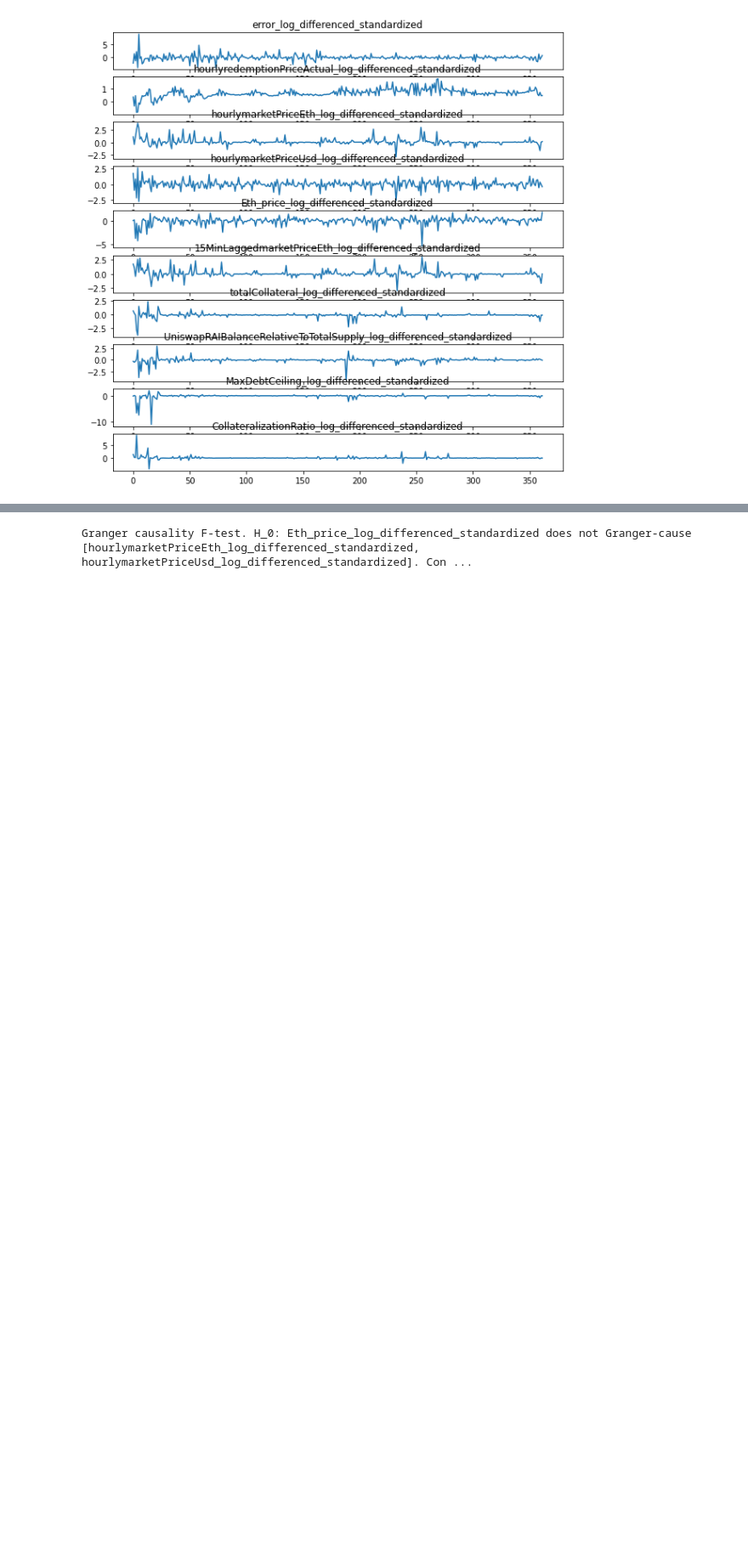
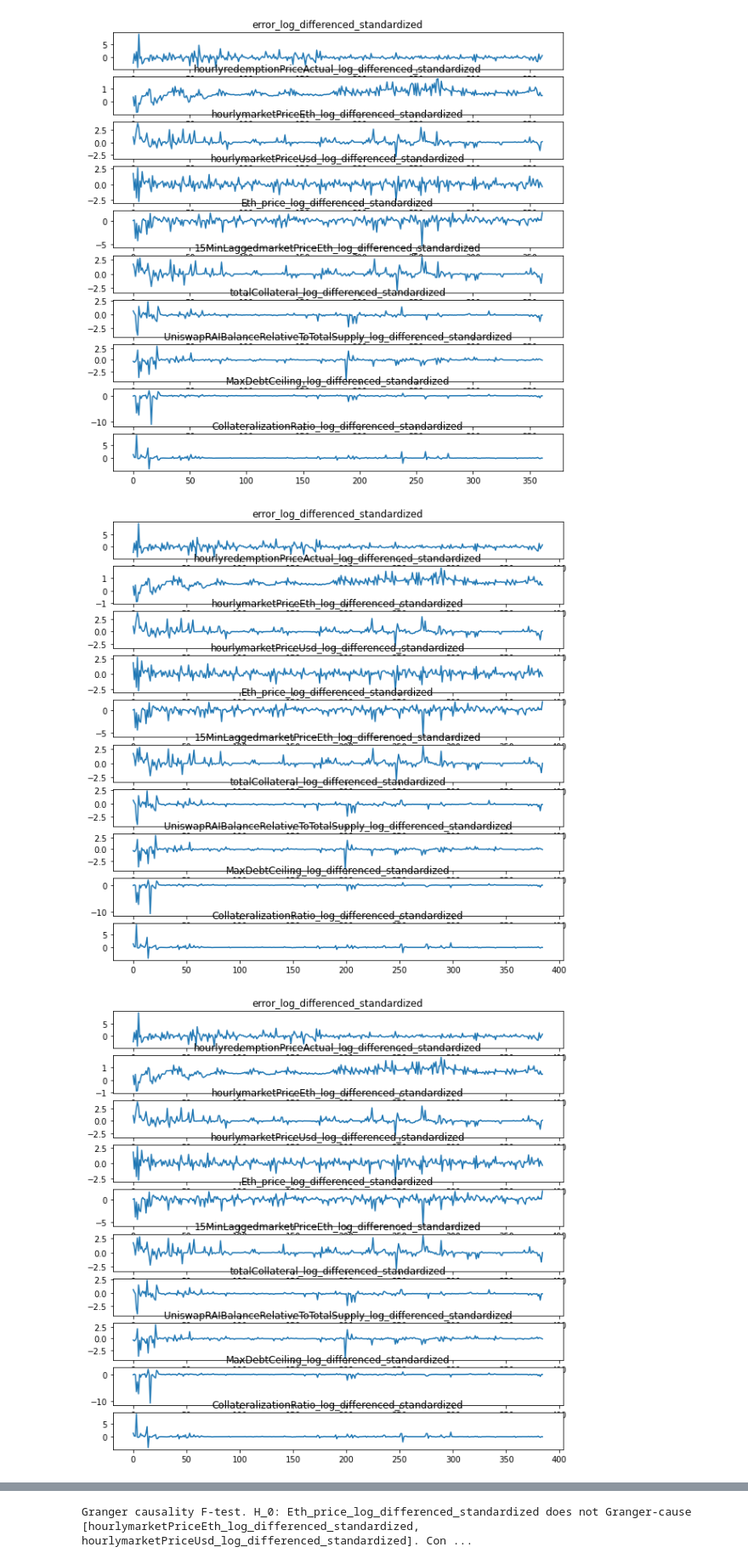
Before and after one commit to BlockScience/reflexer, a Jupyter notebook: notebooks/analysis/Rai_Price_Correlation_v2.ipynb, the cells around one changed output, grey strips where cells are left out. Shown at 85% size. Drawn from its saved outputs; the diff is of its cells as text; code cells hidden in the pictures; blank space fills up the shorter version.

```diff
--- a/notebooks/analysis/Rai_Price_Correlation_v2.ipynb
+++ b/notebooks/analysis/Rai_Price_Correlation_v2.ipynb
@@ -349,6 +402,15 @@ P = P[['error_log_differenced_standardized','hourlyredemptionPriceActual_log_dif
        'UniswapRAIBalanceRelativeToTotalSupply_log_differenced_standardized',
        'MaxDebtCeiling_log_differenced_standardized',
        'CollateralizationRatio_log_differenced_standardized']]
+
+
+P_interpolated = P_interpolated[['error_log_differenced_standardized','hourlyredemptionPriceActual_log_differenced_standardized',
+       'hourlymarketPriceEth_log_differenced_standardized','hourlymarketPriceUsd_log_differenced_standardized',
+       'Eth_price_log_differenced_standardized','15MinLaggedmarketPriceEth_log_differenced_standardized',
+       'totalCollateral_log_differenced_standardized',
+       'UniswapRAIBalanceRelativeToTotalSupply_log_differenced_standardized',
+       'MaxDebtCeiling_log_differenced_standardized',
+       'CollateralizationRatio_log_differenced_standardized']]
 # %%
 P.describe()
 # %% [output]
@@ -363,6 +425,7 @@ P.describe()
 | max | 8.789396e+00 | 1.796633e+00 | 8.994805e+00 | 6.659908e+00 | ... |
 # %%
 P.dropna(inplace=True)
+P_interpolated.dropna(inplace=True)
 # %% [markdown]
 As a final check prior to modeling, we will run the Augmented Dickey-Fuller test to ensure that our data is stationary (non-unit root - A unit root is a stochastic trend in a time series). The test's hypothesis are:
 
@@ -407,9 +484,11 @@ Based on the Augmented Dickey-Fuller, our preprocessing was successful and none
 # %%
 # instantiate the var model object from statsmodels
 model = VAR(P)
+model_interpolated = VAR(P_interpolated)
 # %%
 # calculate the best autocorrelation value
 results = model.fit(maxlags=15, ic='aic')
+results_interpolated = model_interpolated.fit(maxlags=15, ic='aic')
 # %%
 results.summary()
 # %% [output]
@@ -441,6 +540,11 @@ results.plot()
 # %% [output]
 [figure]
 [figure]
+# %%
+results_interpolated.plot()
+# %% [output]
+[figure, added]
+[figure, added]
 # %% [markdown]
 ## Granger causality
 
```
Also changed, not shown: parts of 35 cells of this notebook, 6 other files.
